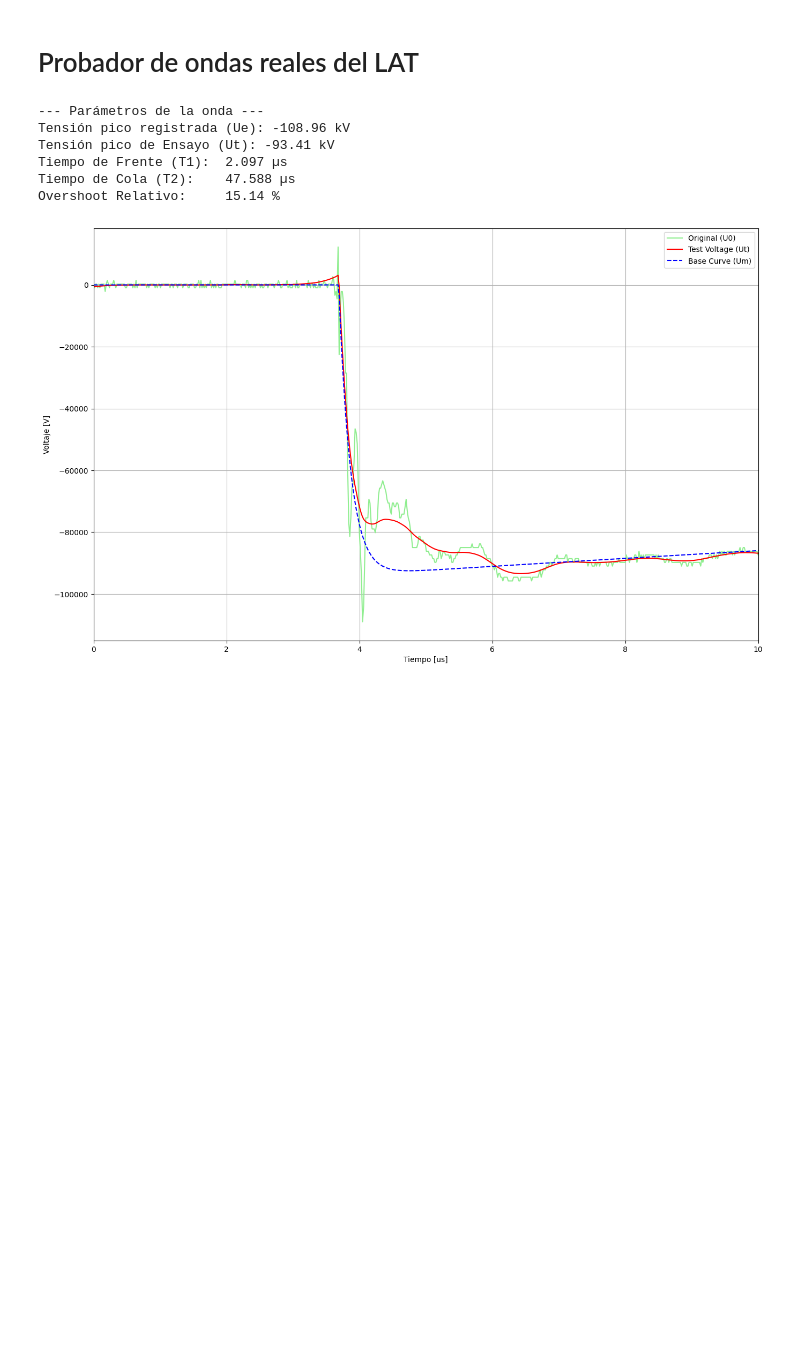
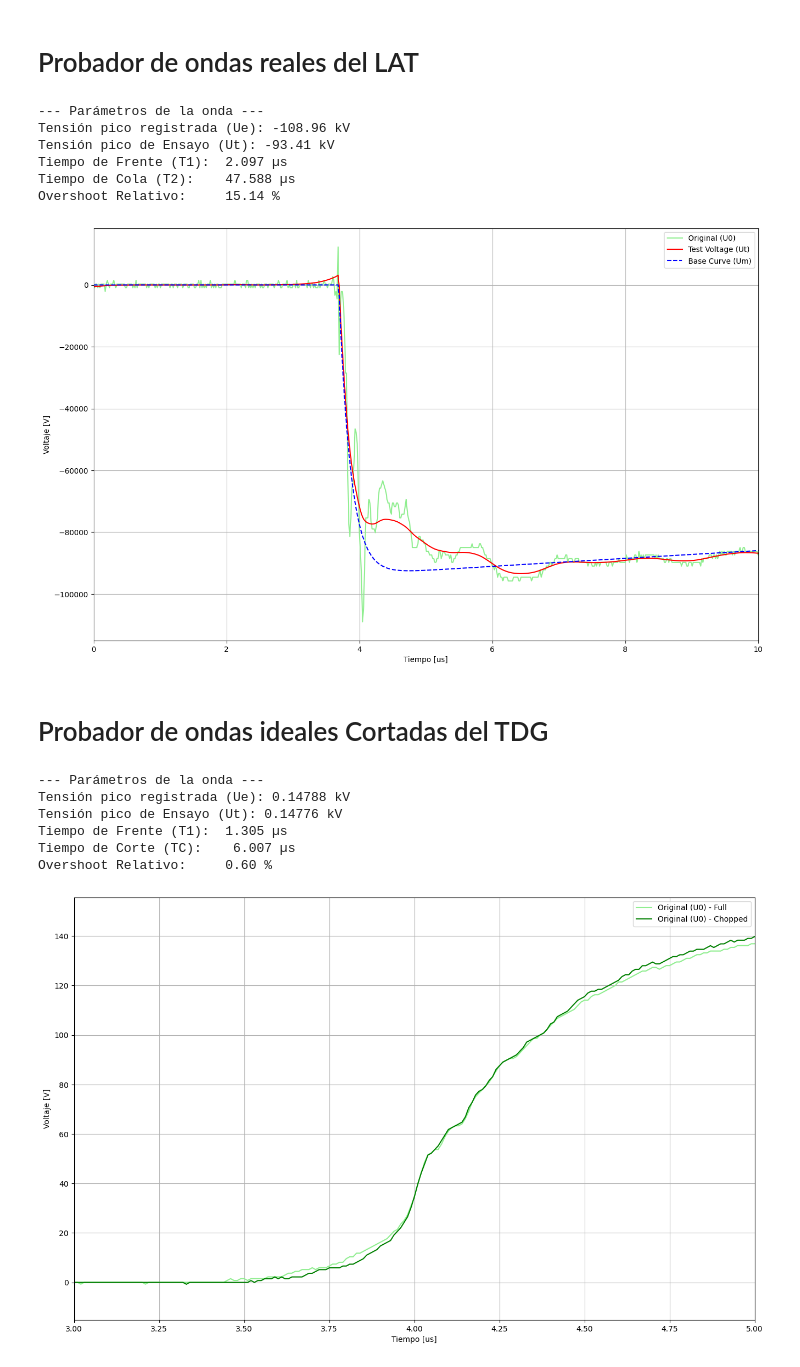
Before and after one commit to DamianTardon/Repositorio_PI, a Jupyter notebook: PruebasManuales/tester.ipynb, the cells around one changed output. Drawn from its saved outputs; the diff is of its cells as text; code cells hidden in the pictures; blank space fills up the shorter version.

```diff
--- a/PruebasManuales/tester.ipynb
+++ b/PruebasManuales/tester.ipynb
@@ -336,3 +336,69 @@ Tiempo de Frente (T1):  2.097 µs
 Tiempo de Cola (T2):    47.588 µs
 Overshoot Relativo:     15.14 %
 [figure]
+# %% [markdown]
+# Probador de ondas ideales Cortadas del TDG
+# %%
+from pathlib import Path
+import matplotlib.pyplot as plt
+from administrar_carpetas import *
+from procesador_de_senales_2 import *
+from report import *
+
+if __name__ == "__main__":
+    gestor = FileManager()
+    calibration_file_f = Path.cwd().parent / "Calibracion" / "IEC61083_2" / "LIC-M4f.txt"
+    calibration_file_c = Path.cwd().parent / "Calibracion" / "IEC61083_2" / "LIC-M4c.txt"
+
+    try:
+        metadata, waveform = gestor.read_calibration_file(calibration_file_f)
+    except FileNotFoundError:
+        print(f"Error: No se encontró el archivo '{calibration_file_f}'")
+    except Exception as e:
+        print(f"Error al procesar el archivo: {e}")
+
+    analyzer_f = LightningImpulseAnalyzer(waveform, metadata['rate'], sigma_fit=1.0)
+
+    try:
+        metadata, waveform = gestor.read_calibration_file(calibration_file_c)
+    except FileNotFoundError:
+        print(f"Error: No se encontró el archivo '{calibration_file_c}'")
+    except Exception as e:
+        print(f"Error al procesar el archivo: {e}")
+
+    analyzer_c = LightningImpulseAnalyzer(waveform, metadata['rate'], sigma_fit=1.0)
+
+    bandera = True
+    if bandera:
+        analyzer_f.full_lightning_impulses()
+        analyzer_c.chopped_lightning_impulses(analyzer_f)
+
+        print("\n--- Parámetros de la onda ---")
+        print(f"Tensión pico registrada (Ue): {analyzer_c.results['Ue']/1e3:.5f} kV")
+        print(f"Tensión pico de Ensayo (Ut): {analyzer_c.results['Ut']/1e3:.5f} kV")
+        print(f"Tiempo de Frente (T1):  {analyzer_c.results['T1']*1e6:.3f} µs")
+        print(f"Tiempo de Corte (TC):    {analyzer_c.results['TC']*1e6:.3f} µs")
+        print(f"Overshoot Relativo:     {analyzer_c.results['Beta_prime']:.2f} %")
+
+        # Graficar resultado final
+        plt.figure(figsize=(16,10))
+        plt.plot(analyzer_f.time_axis*1e6, analyzer_f.zeroed_curve, color='lightgreen', label='Original (U0) - Full')
+        plt.plot(analyzer_c.time_axis*1e6, analyzer_c.zeroed_curve, color='green', label='Original (U0) - Chopped')
+        #plt.plot(analyzer_c.time_axis*1e6, analyzer_c.test_voltage_curve, color='red', linestyle='-', label='Test Voltage (Ut)')
+        #plt.plot(analyzer_c.time_axis*1e6, analyzer_c.base_curve * analyzer_c.factor, color='blue', linestyle='--', label='Base Curve (Um)')
+        #plt.plot(analyzer_c.time_axis*1e6, analyzer_c.chopped_norm_interp, color='orange', label='Interpolated (Ut)')
+        plt.xlim(3, 5)
+        #plt.yticks(np.arange(-360, 1, 45)) # Paso de la grilla
+        plt.xlabel("Tiempo [us]")
+        plt.ylabel("Voltaje [V]")
+        plt.legend()
+        plt.grid(True)
+        plt.show()
+# %% [output]
+--- Parámetros de la onda ---
+Tensión pico registrada (Ue): 0.14788 kV
+Tensión pico de Ensayo (Ut): 0.14776 kV
+Tiempo de Frente (T1):  1.305 µs
+Tiempo de Corte (TC):    6.007 µs
+Overshoot Relativo:     0.60 %
+[figure, added]
```
Also changed, not shown: parts of 1 cell of this notebook, 8 other files.
